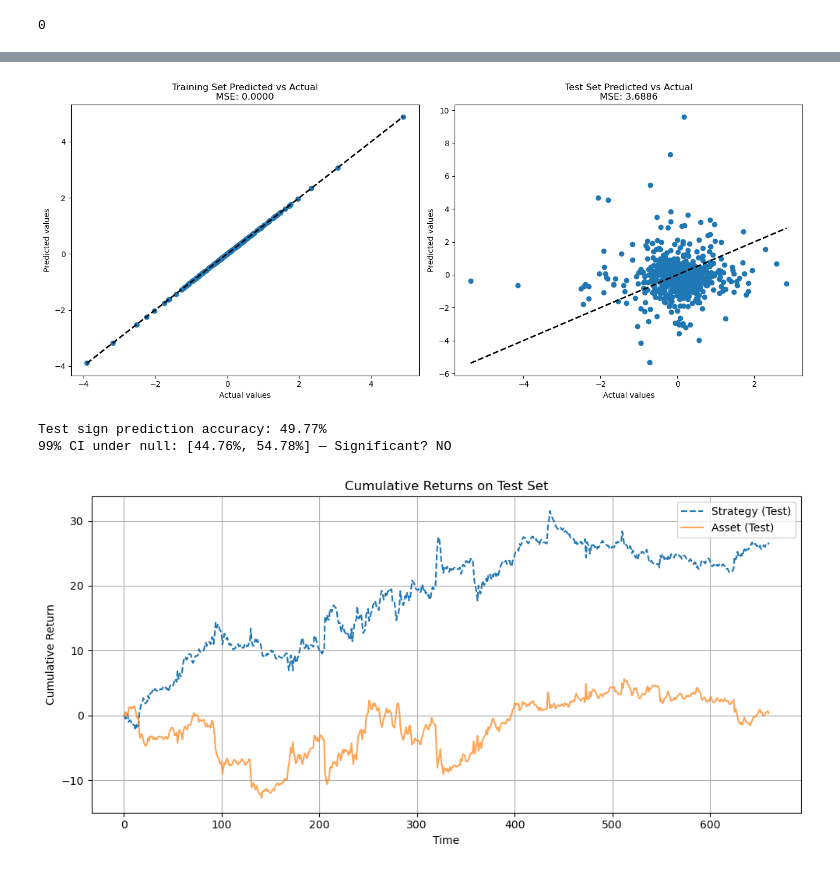
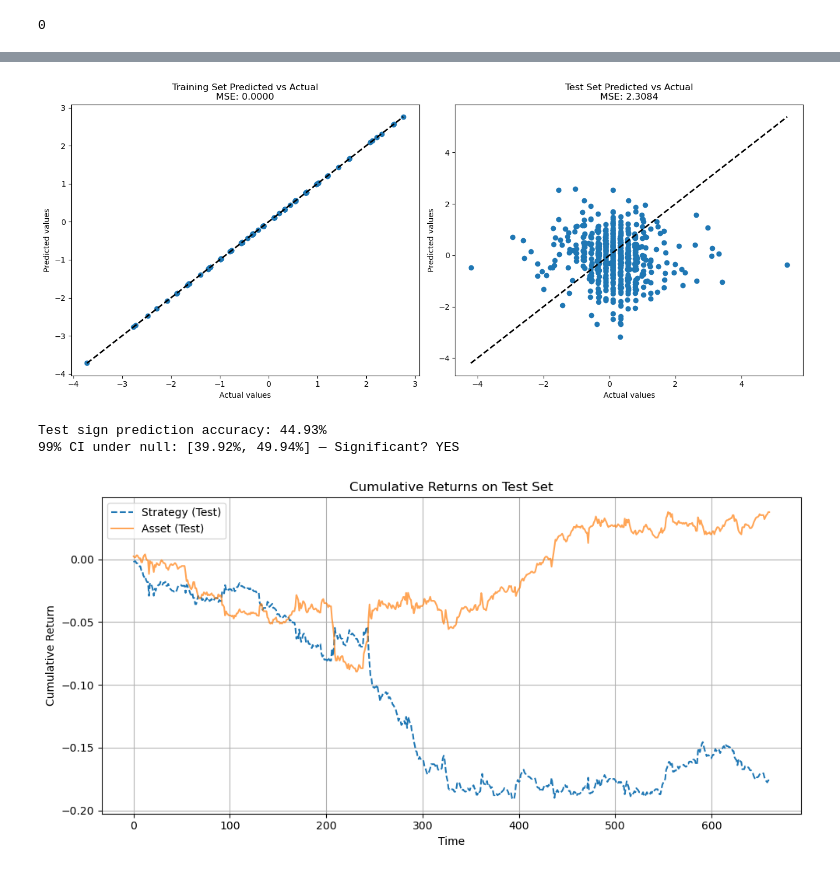
Before and after one commit to PipsCods/High-Frequency-Trading-with-Deep-Learning, a Jupyter notebook: src/notebooks/Deep_Learning_Ema.ipynb, the cells around one changed output, grey strips where cells are left out. Cells and saved outputs as stored; diff of their text form; code cells hidden in the pictures.

Commit message:
randomized stocks on classification and deep learning

```diff
--- a/src/notebooks/Deep_Learning_Ema.ipynb
+++ b/src/notebooks/Deep_Learning_Ema.ipynb
@@ -245,12 +245,19 @@ def prepare_lagged_mlp_data(df: pd.DataFrame, symbol: str, max_lag: int = 10, te
     train_loader = DataLoader(train_dataset, batch_size=32, shuffle=True)
     test_loader = DataLoader(test_dataset, batch_size=32, shuffle=False)
 
-    return train_loader, test_loader
+    return train_loader, test_loader, X.shape[1],y_test
 # %%
-df=pd.read_parquet('/Users/emanueledurante/Desktop/LGMB/lausanne/epfl/MLfinance/High-Frequency-Trading-with-Deep-Learning/data/high_10m.parquet')
-symbol = 'GS'
+# Load data
+df = pd.read_parquet('/Users/emanueledurante/Desktop/LGMB/lausanne/epfl/MLfinance/High-Frequency-Trading-with-Deep-Learning/data/high_10m.parquet')
+
+# Pick a random symbol
+available_symbols = df['SYMBOL'].unique()
+symbol = np.random.choice(available_symbols)
+print(f"Selected symbol: {symbol}")
+
+# Prepare data
 input_dim = 10
-train_loader, test_loader = prepare_lagged_mlp_data(df, symbol, max_lag= input_dim)
+train_loader, test_loader, input_dim, y_test = prepare_lagged_mlp_data(df, symbol, max_lag=input_dim)
 
-model = FlexibleMLP([input_dim, 64, 32, 32, 32, 1], scale=1.0, bias_scale=0.0)
-#model = FlexibleMLP([input_dim, 64, 32, 1], scale=1.0, bias_scale=0.0)
+# Initialize model
+model = FlexibleMLP([input_dim, 64, 32, 64, 32, 64,32, 1], scale=1.0, bias_scale=0.0)
@@ -260,7 +269,7 @@ criterion = nn.MSELoss()  # For prediction, MSE is the standard objective; but o
 # choose loss appropriate for your task
 # experiment with learning rates, lr = 0.02, 0.01, 0.001
 #optimizer = torch.optim.Adam(model.parameters(), lr=0.001) # this is one of the most popular gradient descent algorithms
-optimizer = torch.optim.SGD(model.parameters(), lr=0.01) # experiment with 0.1, 0.2, 0.5. 0.5 is super interesting, achives well OOS!!!
+optimizer = torch.optim.SGD(model.parameters(), lr=0.1) # experiment with 0.1, 0.2, 0.5. 0.5 is super interesting, achives well OOS!!!
 # %%
 set_seed(42)  # Fixing the seed
 import torch.optim as optim
@@ -366,7 +375,7 @@ axs[1].set_title(f'Test Set Predicted vs Actual\nMSE: {test_mse:.4f}')
 plt.tight_layout()
 plt.show()
 # %% [output]
-[figure, old version]
+[figure, new version]
 # %%
 from scipy.stats import norm
 
@@ -377,35 +386,35 @@ def sign_accuracy(y_true, y_pred):
 test_sign_acc = sign_accuracy(test_targets, test_predictions)
 
 # === 1.1. Confidence interval around 0.5 (coin toss null hypothesis) ===
 n_test = len(test_targets)
 p_hat = test_sign_acc
 p_0 = 0.5
 z = norm.ppf(1 - 0.01 / 2)  # two-tailed 99% → z ≈ 2.576
 se = np.sqrt(p_0 * (1 - p_0) / n_test)
 ci_low = p_hat - z * se
 ci_high = p_hat + z * se
 significant = "YES" if ci_low > 0.5 or ci_high < 0.5 else "NO"
 
 print(f"Test sign prediction accuracy: {test_sign_acc:.2%}")
 print(f"99% CI under null: [{ci_low:.2%}, {ci_high:.2%}] — Significant? {significant}")
 
 # === 2. STRATEGY RETURNS (TEST ONLY) ===
-test_strategy_returns = np.sign(test_predictions) * test_targets
+test_strategy_returns = np.sign(test_predictions) * y_test
 
 # === 3. PLOT CUMULATIVE RETURNS (TEST ONLY) ===
 fig, ax = plt.subplots(1, 1, figsize=(10, 5))
 
 ax.plot(np.cumsum(test_strategy_returns), label='Strategy (Test)', linestyle='--')
-ax.plot(np.cumsum(test_targets), label='Asset (Test)', alpha=0.7)
+ax.plot(np.cumsum(y_test), label='Asset (Test)', alpha=0.7)
 
 ax.set_title('Cumulative Returns on Test Set')
 ax.set_xlabel('Time')
 ax.set_ylabel('Cumulative Return')
 ax.legend()
 ax.grid(True)
 plt.tight_layout()
 plt.show()
 # %% [output]
-Test sign prediction accuracy: 49.77%
-99% CI under null: [44.76%, 54.78%] — Significant? NO
+Test sign prediction accuracy: 44.93%
+99% CI under null: [39.92%, 49.94%] — Significant? YES
-[figure, old version]
+[figure, new version]
```
Also changed, not shown: parts of 4 cells of this notebook, 1 other file.
